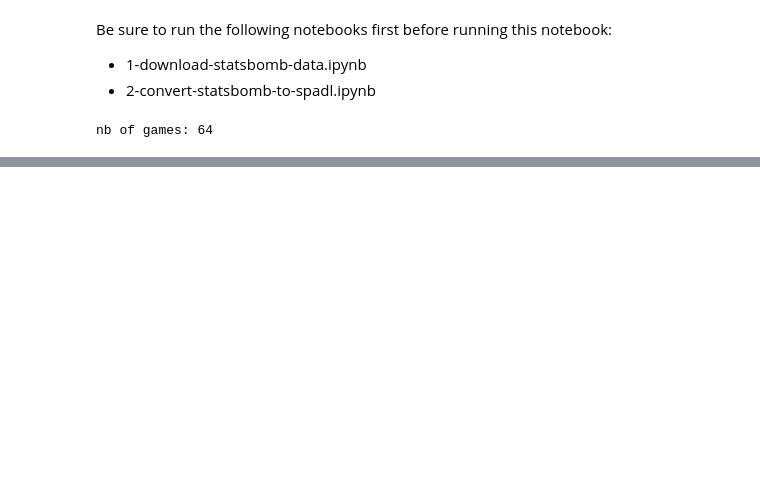
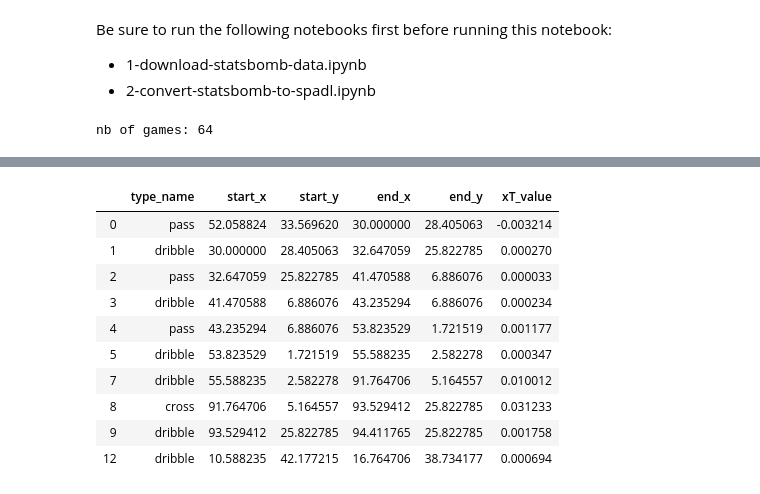
Before and after one commit to ML-KULeuven/socceraction, a Jupyter notebook: public-notebooks/EXTRA-run-xT.ipynb, the cells around one changed output, grey strips where cells are left out. Drawn from its saved outputs; the diff is of its cells as text; code cells hidden in the pictures; blank space fills up the shorter version.

```diff
--- a/public-notebooks/EXTRA-run-xT.ipynb
+++ b/public-notebooks/EXTRA-run-xT.ipynb
@@ -76,0 +55,20 @@ xTModel.visualize_surface_plots()
+# %%
+## Predict
+
+# xT should only be used to value actions that move the ball
+# and also keep the current team in possession of the ball
+mov_actions = xthreat.get_successful_move_actions(A)
+mov_actions["xT_value"] = xTModel.predict(mov_actions)
+mov_actions[["type_name","start_x","start_y","end_x","end_y","xT_value"]][:10]
+# %% [output]
+|  | type_name | start_x | start_y | end_x | end_y | xT_value |
+| 0 | pass | 52.058824 | 33.569620 | 30.000000 | 28.405063 | -0.003214 |
+| 1 | dribble | 30.000000 | 28.405063 | 32.647059 | 25.822785 | 0.000270 |
+| 2 | pass | 32.647059 | 25.822785 | 41.470588 | 6.886076 | 0.000033 |
+| 3 | dribble | 41.470588 | 6.886076 | 43.235294 | 6.886076 | 0.000234 |
+| 4 | pass | 43.235294 | 6.886076 | 53.823529 | 1.721519 | 0.001177 |
+| 5 | dribble | 53.823529 | 1.721519 | 55.588235 | 2.582278 | 0.000347 |
+| 7 | dribble | 55.588235 | 2.582278 | 91.764706 | 5.164557 | 0.010012 |
+| 8 | cross | 91.764706 | 5.164557 | 93.529412 | 25.822785 | 0.031233 |
+| 9 | dribble | 93.529412 | 25.822785 | 94.411765 | 25.822785 | 0.001758 |
+| 12 | dribble | 10.588235 | 42.177215 | 16.764706 | 38.734177 | 0.000694 |
```
Also changed, not shown: parts of 12 cells of this notebook, 1 other file.
